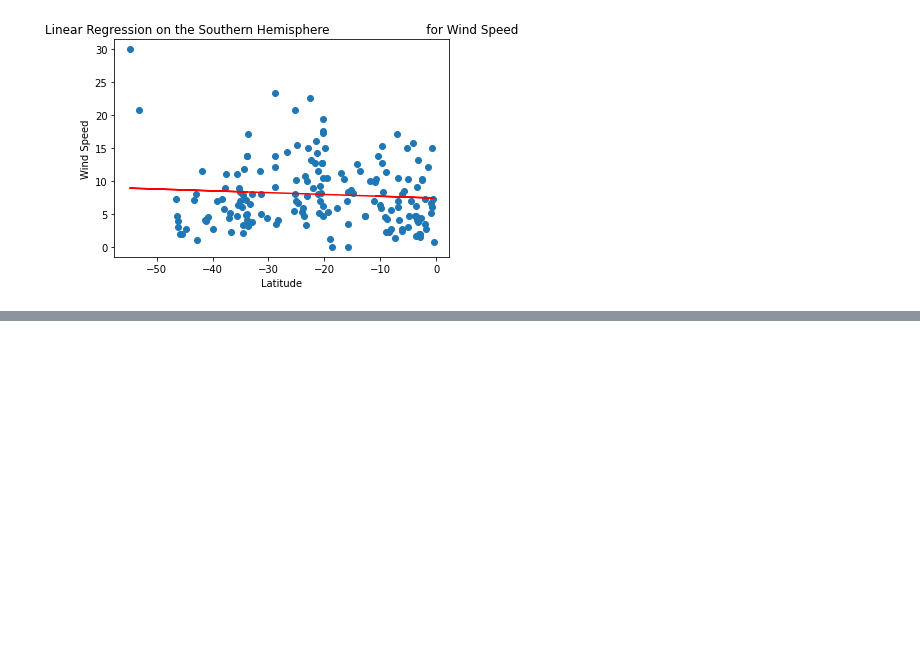
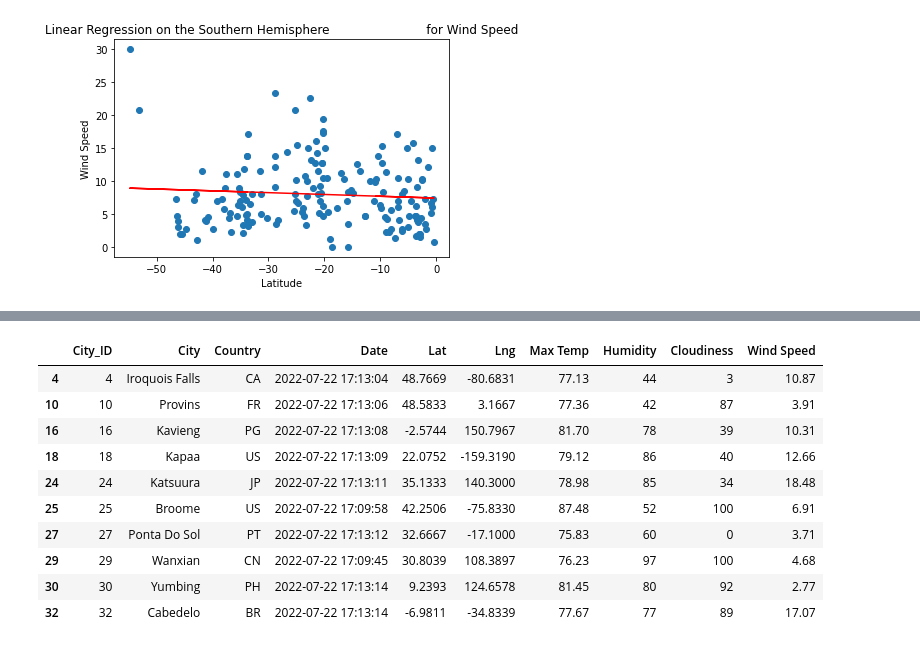
Before and after one commit to skyesteptoe/APIs, a Jupyter notebook: WeatherPy.ipynb, the cells around one changed output, grey strips where cells are left out. Saved outputs shown, nothing was run; the diff lists cells and outputs as text; code cells hidden in the pictures; blank space fills up the shorter version.

```diff
--- a/WeatherPy.ipynb
+++ b/WeatherPy.ipynb
@@ -398,0 +408,4 @@ plot_linear_regression(x_values, y_values,
+# %%
+# Store the CSV you saved created in part one into a DataFrame.
+city_data_df = pd.read_csv("weather_data/cities.csv")
+city_data_df.head()
@@ -398,0 +493,21 @@ plot_linear_regression(x_values, y_values,
+# %%
+# Ask the customer to add a minimum and maximum temperature value.
+min_temp = float(input("What is the minimum temperature you would like for your trip? "))
+max_temp = float(input("What is the maximum temperature you would like for your trip? "))
+# %%
+# Filter the dataset to find the cities that fit the criteria.
+preferred_cities_df = city_data_df.loc[(city_data_df["Max Temp"] <= max_temp) & \
+                                       (city_data_df["Max Temp"] >= min_temp)]
+preferred_cities_df.head(10)
+# %% [output]
+|  | City_ID | City | Country | Date | Lat | Lng | Max Temp | Humidity | Cloudiness | Wind Speed |
+| 4 | 4 | Iroquois Falls | CA | 2022-07-22 17:13:04 | 48.7669 | -80.6831 | 77.13 | 44 | 3 | 10.87 |
+| 10 | 10 | Provins | FR | 2022-07-22 17:13:06 | 48.5833 | 3.1667 | 77.36 | 42 | 87 | 3.91 |
+| 16 | 16 | Kavieng | PG | 2022-07-22 17:13:08 | -2.5744 | 150.7967 | 81.70 | 78 | 39 | 10.31 |
+| 18 | 18 | Kapaa | US | 2022-07-22 17:13:09 | 22.0752 | -159.3190 | 79.12 | 86 | 40 | 12.66 |
+| 24 | 24 | Katsuura | JP | 2022-07-22 17:13:11 | 35.1333 | 140.3000 | 78.98 | 85 | 34 | 18.48 |
+| 25 | 25 | Broome | US | 2022-07-22 17:09:58 | 42.2506 | -75.8330 | 87.48 | 52 | 100 | 6.91 |
+| 27 | 27 | Ponta Do Sol | PT | 2022-07-22 17:13:12 | 32.6667 | -17.1000 | 75.83 | 60 | 0 | 3.71 |
+| 29 | 29 | Wanxian | CN | 2022-07-22 17:09:45 | 30.8039 | 108.3897 | 76.23 | 97 | 100 | 4.68 |
+| 30 | 30 | Yumbing | PH | 2022-07-22 17:13:14 | 9.2393 | 124.6578 | 81.45 | 80 | 92 | 2.77 |
+| 32 | 32 | Cabedelo | BR | 2022-07-22 17:13:14 | -6.9811 | -34.8339 | 77.67 | 77 | 89 | 17.07 |
```
Also changed, not shown: parts of 21 cells of this notebook.
